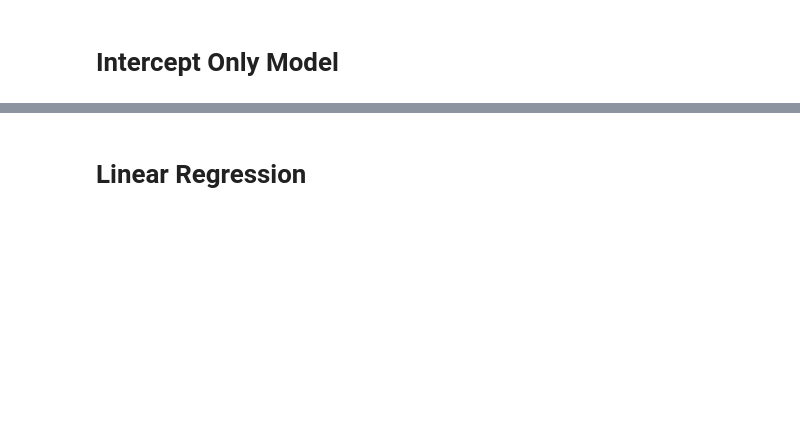
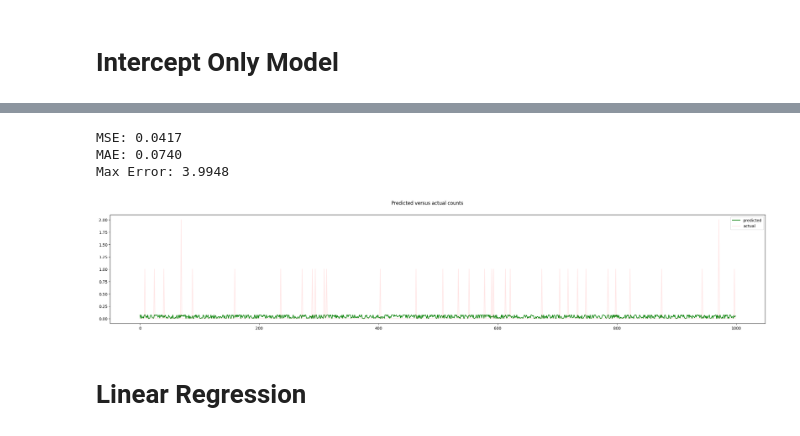
Before and after one commit to yueht23/PGPC2024, a Jupyter notebook: PGPC2024-analysis.ipynb, the cells around one changed output, grey strips where cells are left out. Cells and saved outputs as stored; diff of their text form; code cells hidden in the pictures; blank space fills up the shorter version.

Commit message:
add zero inflated poisson regression

```diff
--- a/PGPC2024-analysis.ipynb
+++ b/PGPC2024-analysis.ipynb
@@ -212,5 +219,5 @@ X_train, X_test, y_train, y_test = train_test_split(X, y, test_size=0.2, random_
 y_train_exposure = y_train["Exposure"]
 y_test_exposure = y_test["Exposure"]
 
-y_train = y_train["Frequency"]
-y_test = y_test["Frequency"]
+y_train = y_train["ClaimNb"]
+y_test = y_test["ClaimNb"]
@@ -217,5 +257,5 @@ y_test = y_test["Frequency"]
 # %%
-def get_score(y_test, y_pred, weight):
+def get_score(y_test, y_pred, weight=None):
     from sklearn.metrics import mean_squared_error, mean_poisson_deviance, mean_absolute_error, max_error
     if np.any(y_pred < 0):
         print("Negative predictions found, replacing with 0")
@@ -224,11 +264,25 @@ def get_score(y_test, y_pred, weight):
     print(f"MSE: {mean_squared_error(y_test, y_pred, sample_weight=weight):.4f}")
     print(f"MAE: {mean_absolute_error(y_test, y_pred, sample_weight=weight):.4f}")
     print(f"Max Error: {max_error(y_test, y_pred):.4f}")
-    print(f"Mean Poisson Deviance: {mean_poisson_deviance(y_test, y_pred, sample_weight=weight):.4f}")
+    # print(f"Mean Poisson Deviance: {mean_poisson_deviance(y_test, y_pred, sample_weight=weight):.4f}")
+
+
+def plot_pred_vs_actual(y_pred, y_test, length=1000):
+    length = min(length, len(y_pred))
+    fig, ax = plt.subplots(figsize=(30, 5))
+    fig.suptitle('Predicted versus actual counts')
+    ax.plot(np.arange(length), y_pred[:length], 'g-', alpha=0.5, label='predicted')
+    ax.plot(np.arange(length), y_test.tolist()[:length], 'r-', alpha=0.1, label='actual')
+    ax.set_xlabel('index')
+    ax.set_ylabel('claim count')
+    ax.legend()
+    plt.show()
 # %% [markdown]
 # Intercept Only Model
 # %%
+from statsmodels.discrete.count_model import Poisson
 
-y_pred = y_train.mean() * np.ones_like(y_test)
-get_score(y_test, y_pred, y_test_exposure)
+formula = "ClaimNb ~ 1"
+iom = Poisson.from_formula(formula, data=X_train.join(y_train), offset=np.log(y_train_exposure)).fit()
+iom.summary()
 # %% [output]
@@ -239,3 +302,16 @@ Mean Poisson Deviance: 0.4960
+# %%
+y_pred = iom.predict(X_test, offset=np.log(y_test_exposure))
+
+get_score(y_test, y_pred)
+# %% [output]
+MSE: 0.0417
+MAE: 0.0740
+Max Error: 3.9948
+# %%
+
+plot_pred_vs_actual(y_pred, y_test)
+# %% [output]
+[figure, added]
 # %% [markdown]
 # Linear Regression
 # %%
```
Also changed, not shown: parts of 28 cells of this notebook.
